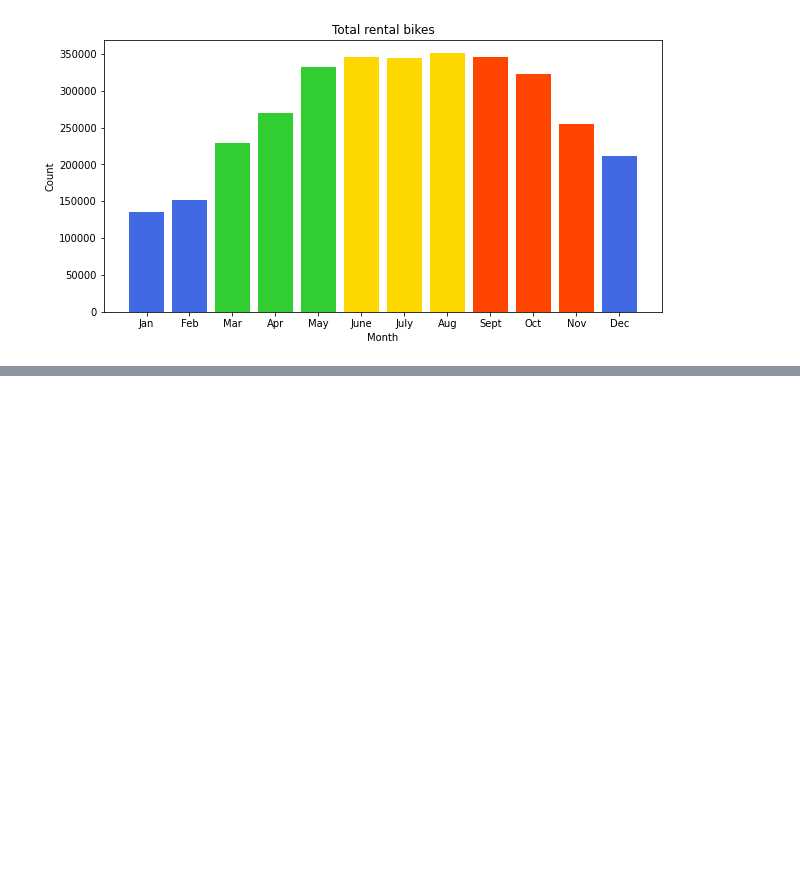
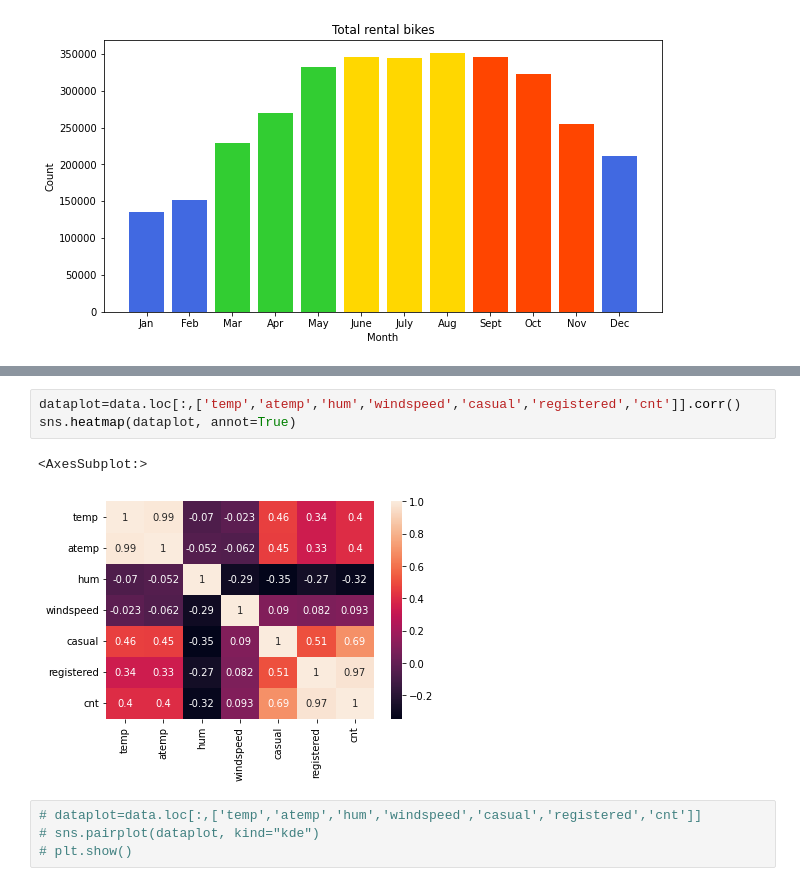
Before and after one commit to seyedmahdiamin1998/personal-website, a Jupyter notebook: Notebooks/BikeSharing/Bikeshring.ipynb, the cells around one changed output, grey strips where cells are left out. Drawn from its saved outputs; the diff is of its cells as text; blank space fills up the shorter version.

```diff
--- a/Notebooks/BikeSharing/Bikeshring.ipynb
+++ b/Notebooks/BikeSharing/Bikeshring.ipynb
@@ -226,0 +300,10 @@ Text(0, 0.5, 'Count')
+# %%
+dataplot=data.loc[:,['temp','atemp','hum','windspeed','casual','registered','cnt']].corr()
+sns.heatmap(dataplot, annot=True)
+# %% [output]
+<AxesSubplot:>
+[figure, added]
+# %%
+# dataplot=data.loc[:,['temp','atemp','hum','windspeed','casual','registered','cnt']]
+# sns.pairplot(dataplot, kind="kde")
+# plt.show()
```
Also changed, not shown: parts of 8 cells of this notebook, 16 other files.
